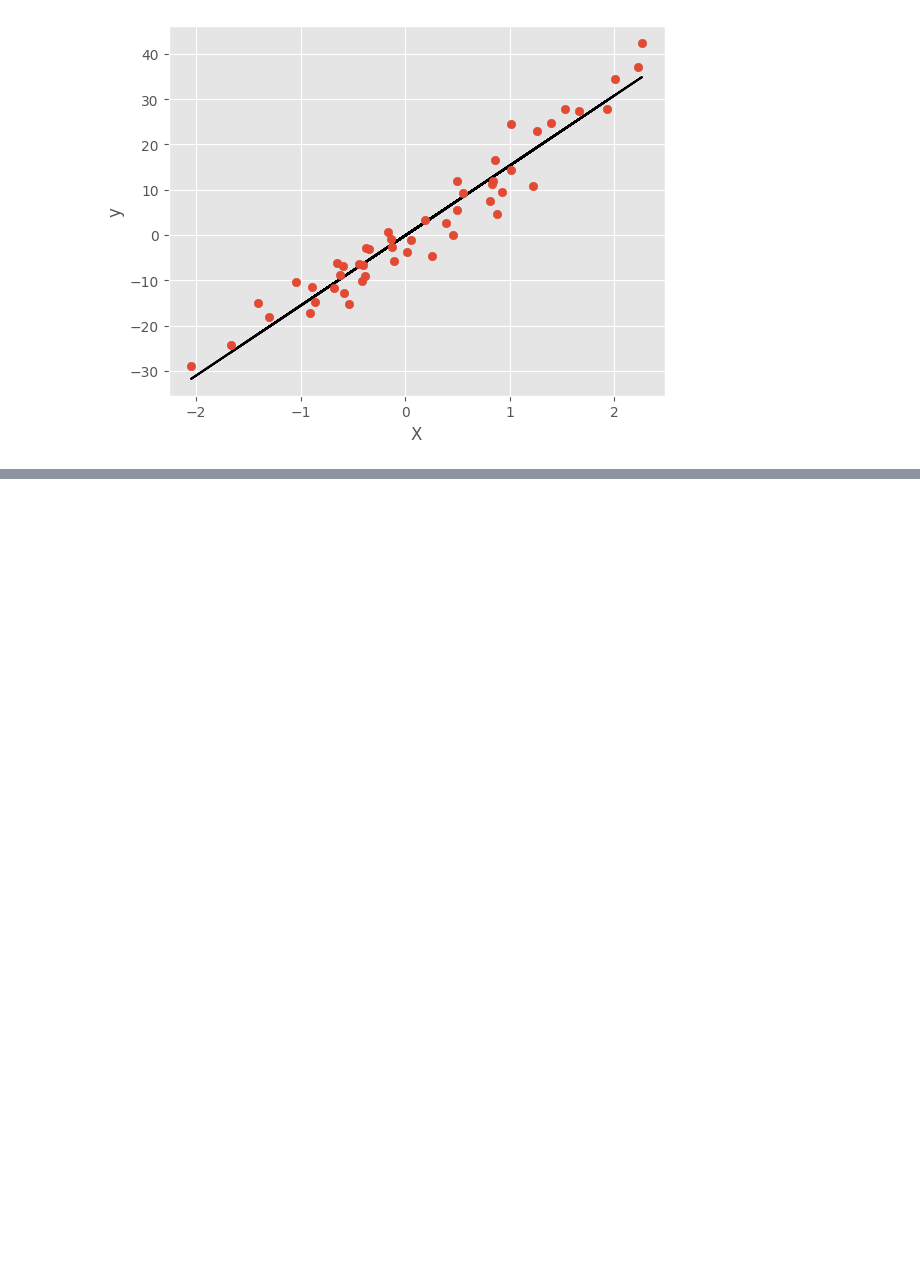
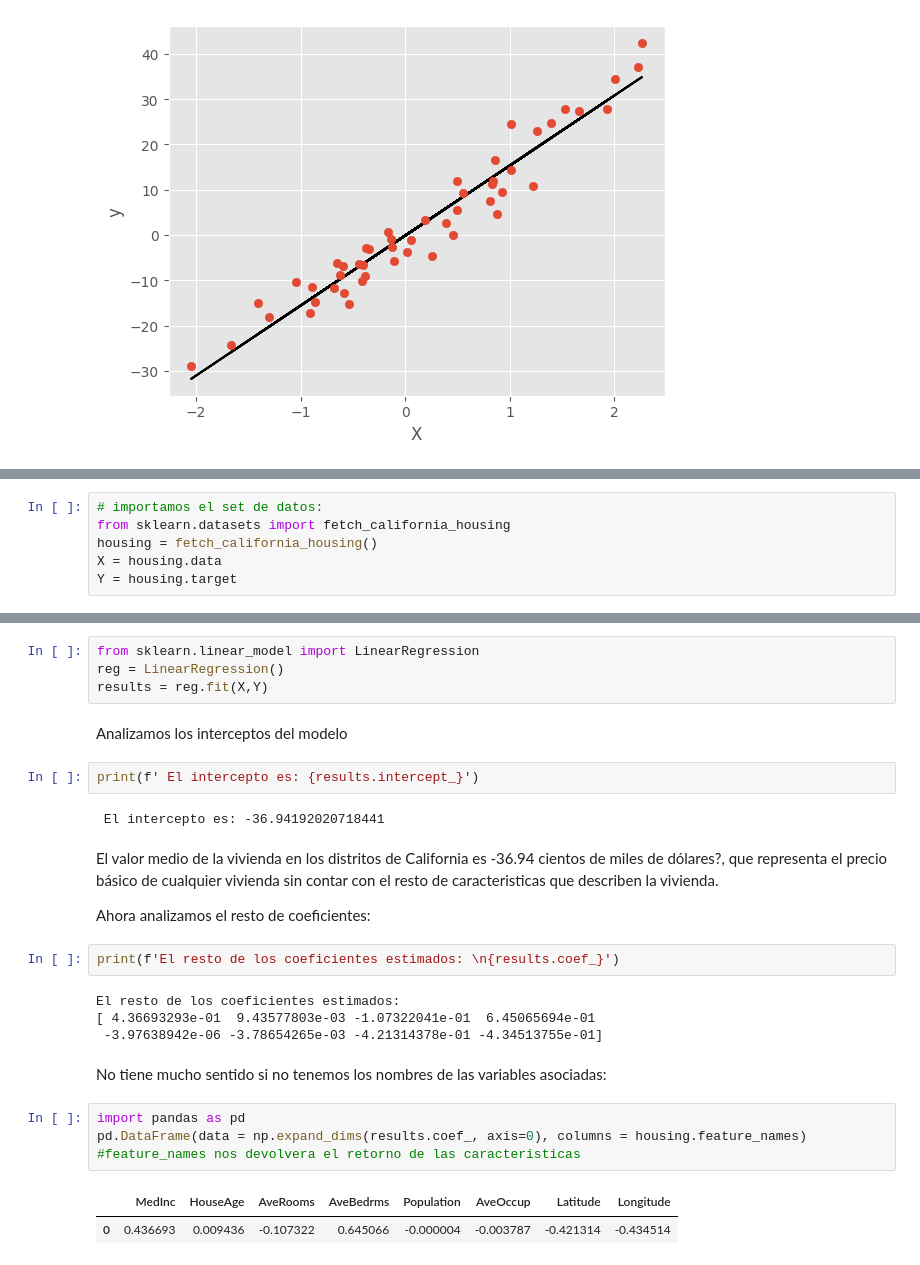
Before and after one commit to JohnCordero1/Machine-Learning, a Jupyter notebook: 2_1_Regresión_Lineal.ipynb, the cells around one changed output, grey strips where cells are left out. Saved outputs shown, nothing was run; the diff lists cells and outputs as text; blank space fills up the shorter version.

```diff
--- a/2_1_Regresión_Lineal.ipynb
+++ b/2_1_Regresión_Lineal.ipynb
@@ -107,0 +139,6 @@ plt.show()
+# %%
+# importamos el set de datos:
+from sklearn.datasets import fetch_california_housing
+housing = fetch_california_housing()
+X = housing.data
+Y = housing.target
@@ -107,0 +158,28 @@ plt.show()
+# %%
+from sklearn.linear_model import LinearRegression
+reg = LinearRegression()
+results = reg.fit(X,Y)
+# %% [markdown]
+Analizamos los interceptos del modelo
+# %%
+print(f' El intercepto es: {results.intercept_}')
+# %% [output]
+ El intercepto es: -36.94192020718441
+# %% [markdown]
+El valor medio de la vivienda en los distritos de California es -36.94 cientos de miles de dólares?, que representa el precio básico de cualquier vivienda sin contar con el resto de caracteristicas que describen la vivienda.
+
+Ahora analizamos el resto de coeficientes:
+# %%
+print(f'El resto de los coeficientes estimados: \n{results.coef_}')
+# %% [output]
+El resto de los coeficientes estimados:
+[ 4.36693293e-01  9.43577803e-03 -1.07322041e-01  6.45065694e-01
+ -3.97638942e-06 -3.78654265e-03 -4.21314378e-01 -4.34513755e-01]
+# %% [markdown]
+No tiene mucho sentido si no tenemos los nombres de las variables asociadas:
+# %%
+import pandas as pd
+pd.DataFrame(data = np.expand_dims(results.coef_, axis=0), columns = housing.feature_names) #feature_names nos devolvera el retorno de las caracteristicas
+# %% [output]
+|  | MedInc | HouseAge | AveRooms | AveBedrms | Population | AveOccup | Latitude | Longitude |
+| 0 | 0.436693 | 0.009436 | -0.107322 | 0.645066 | -0.000004 | -0.003787 | -0.421314 | -0.434514 |
```
Also changed, not shown: parts of 8 cells of this notebook.
